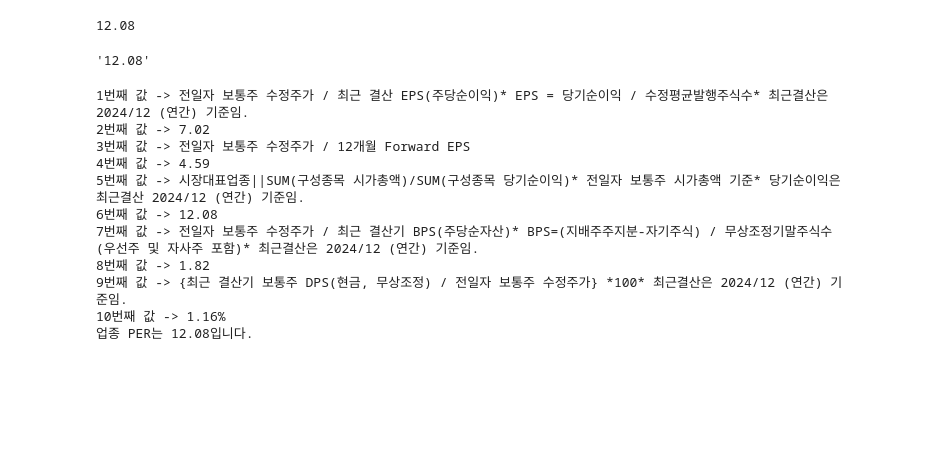
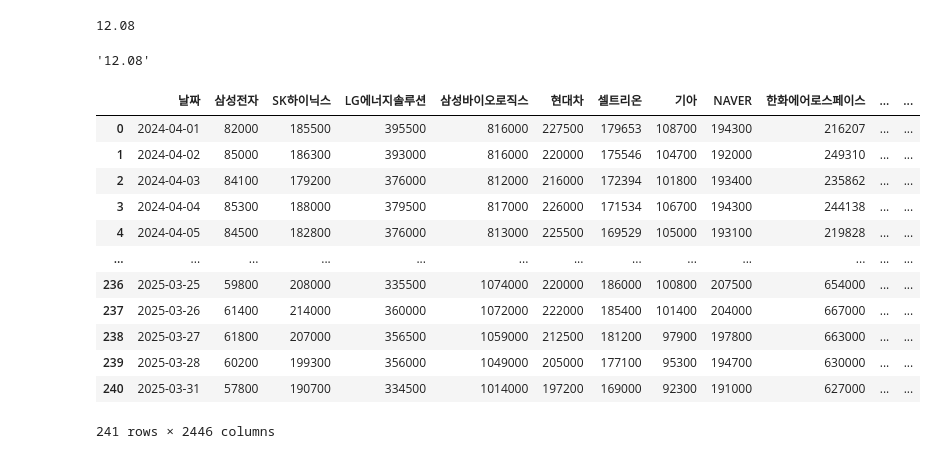
Before and after one commit to DongwooChae/QuantifyPro, a Jupyter notebook: KPD/유사기업그룹/crawling.test.ipynb, the cells around one changed output. Saved outputs shown, nothing was run; the diff lists cells and outputs as text; code cells hidden in the pictures; blank space fills up the shorter version.

```diff
--- a/KPD/유사기업그룹/crawling.test.ipynb
+++ b/KPD/유사기업그룹/crawling.test.ipynb
@@ -26,7 +24,3 @@ industry_per = dd_list[5].get_text(strip=True)
 print(industry_per)
 # %% [output]
 12.08
-# %%
-dd_list[5].get_text(strip=True)
-# %% [output]
-'12.08'
@@ -38,18 +27,32 @@ values = [dd.get_text(strip=True) for dd in dd_list2]
 # %%
+dd_list[5].get_text(strip=True)
+
+# dd_list2 = soup.select('#corp_group2 dd')[5].get_text(strip=True)
+dd_list2 = soup.select('#corp_group2 dd')
+
+values = [dd.get_text(strip=True) for dd in dd_list2]
+
 for i, val in enumerate(values, start=1):
     print(f"{i}번째 값 -> {val}")
 
 n = 6
 print(f"업종 PER는 {values[n-1]}입니다.")
 # %% [output]
-1번째 값 -> 전일자 보통주 수정주가 / 최근 결산 EPS(주당순이익)* EPS = 당기순이익 / 수정평균발행주식수* 최근결산은 2024/12 (연간) 기준임.
-2번째 값 -> 7.02
-3번째 값 -> 전일자 보통주 수정주가 / 12개월 Forward EPS
-4번째 값 -> 4.59
-5번째 값 -> 시장대표업종||SUM(구성종목 시가총액)/SUM(구성종목 당기순이익)* 전일자 보통주 시가총액 기준* 당기순이익은  최근결산 2024/12 (연간) 기준임.
-6번째 값 -> 12.08
-7번째 값 -> 전일자 보통주 수정주가 / 최근 결산기 BPS(주당순자산)* BPS=(지배주주지분-자기주식) / 무상조정기말주식수(우선주 및 자사주 포함)* 최근결산은 2024/12 (연간) 기준임.
-8번째 값 -> 1.82
-9번째 값 -> {최근 결산기 보통주 DPS(현금, 무상조정) / 전일자 보통주 수정주가} *100* 최근결산은 2024/12 (연간) 기준임.
-10번째 값 -> 1.16%
-업종 PER는 12.08입니다.
+'12.08'
+# %%
+price = pd.read_excel('price.xlsx')
+price
+# %% [output]
+|  | 날짜 | 삼성전자 | SK하이닉스 | LG에너지솔루션 | 삼성바이오로직스 | 현대차 | 셀트리온 | 기아 | NAVER | 한화에어로스페이스 | ... | ... |
+| 0 | 2024-04-01 | 82000 | 185500 | 395500 | 816000 | 227500 | 179653 | 108700 | 194300 | 216207 | ... | ... |
+| 1 | 2024-04-02 | 85000 | 186300 | 393000 | 816000 | 220000 | 175546 | 104700 | 192000 | 249310 | ... | ... |
+| 2 | 2024-04-03 | 84100 | 179200 | 376000 | 812000 | 216000 | 172394 | 101800 | 193400 | 235862 | ... | ... |
+| 3 | 2024-04-04 | 85300 | 188000 | 379500 | 817000 | 226000 | 171534 | 106700 | 194300 | 244138 | ... | ... |
+| 4 | 2024-04-05 | 84500 | 182800 | 376000 | 813000 | 225500 | 169529 | 105000 | 193100 | 219828 | ... | ... |
+| ... | ... | ... | ... | ... | ... | ... | ... | ... | ... | ... | ... | ... |
+| 236 | 2025-03-25 | 59800 | 208000 | 335500 | 1074000 | 220000 | 186000 | 100800 | 207500 | 654000 | ... | ... |
+| 237 | 2025-03-26 | 61400 | 214000 | 360000 | 1072000 | 222000 | 185400 | 101400 | 204000 | 667000 | ... | ... |
+| 238 | 2025-03-27 | 61800 | 207000 | 356500 | 1059000 | 212500 | 181200 | 97900 | 197800 | 663000 | ... | ... |
+| 239 | 2025-03-28 | 60200 | 199300 | 356000 | 1049000 | 205000 | 177100 | 95300 | 194700 | 630000 | ... | ... |
+| 240 | 2025-03-31 | 57800 | 190700 | 334500 | 1014000 | 197200 | 169000 | 92300 | 191000 | 627000 | ... | ... |
+241 rows × 2446 columns
```
Also changed, not shown: parts of 5 cells of this notebook, 17 other files.
